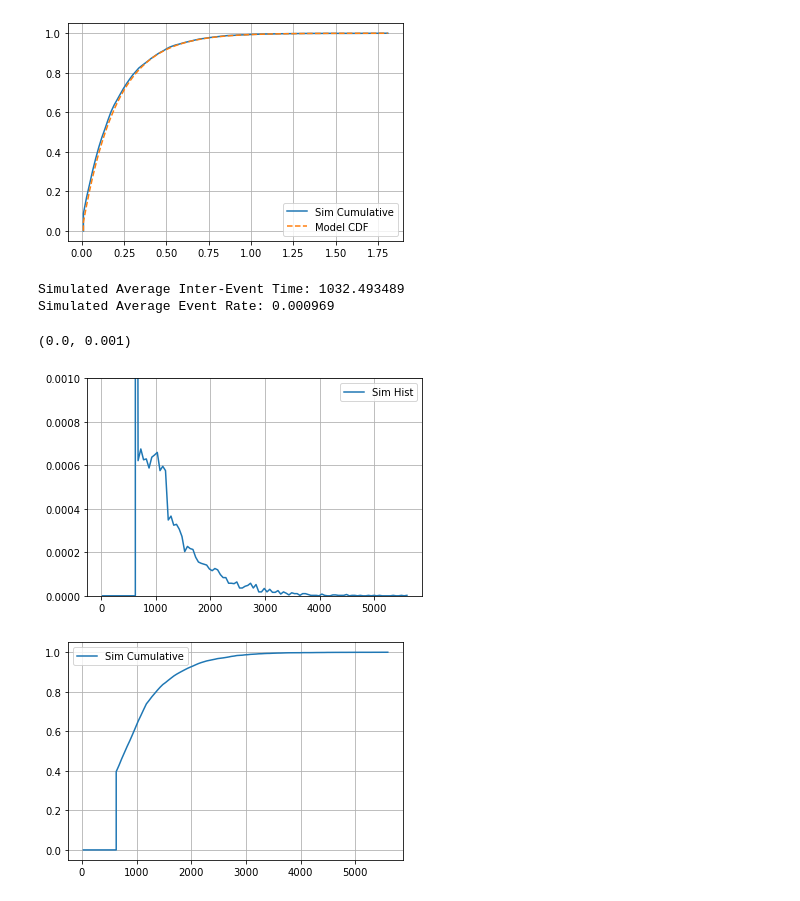
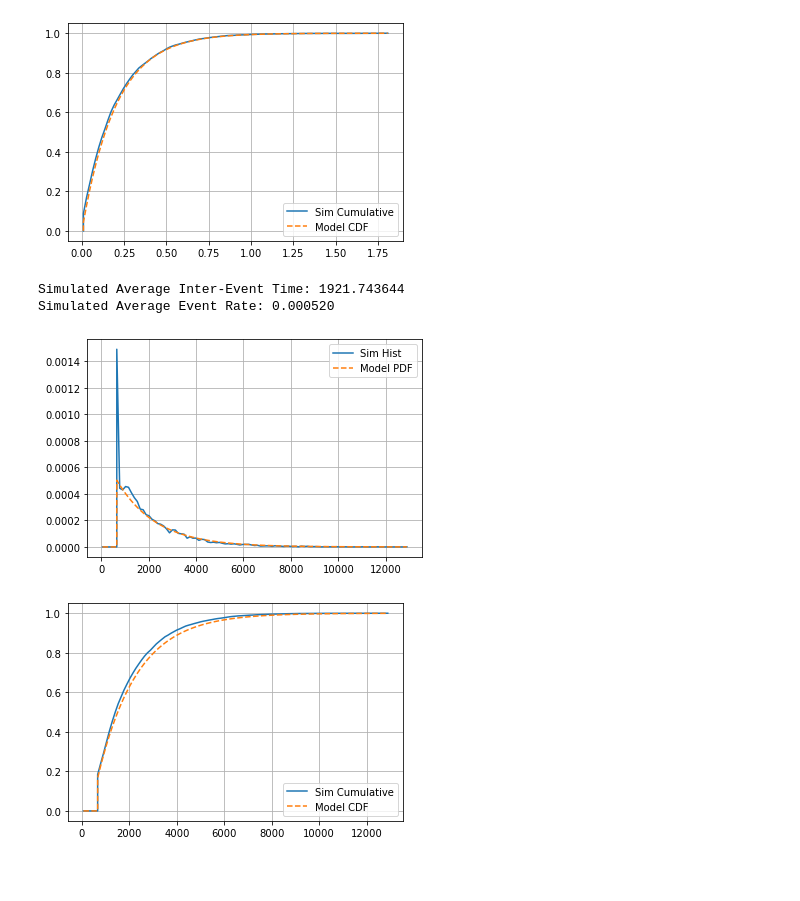
Before and after one commit to pacslab/simfaas, a Jupyter notebook: examples/01-Simulate-Termination-Process.ipynb, the cells around one changed output. Drawn from its saved outputs; the diff is of its cells as text; code cells hidden in the pictures; blank space fills up the shorter version.

Commit message:
added expiration process simulator model

```diff
--- a/examples/01-Simulate-Termination-Process.ipynb
+++ b/examples/01-Simulate-Termination-Process.ipynb
@@ -23,12 +23,14 @@ Simulated Average Event Rate: 5.001564
 [figure]
 [figure]
 # %%
+from scipy.stats import expon, poisson
+
 class ExTermProcess(SimProcess):
     def __init__(self, *args, **kwargs):
         super().__init__(*args, **kwargs)
 
-        self.has_pdf = False
-        self.has_cdf = False
+        self.has_pdf = True
+        self.has_cdf = True
 
         required_fields = ['arr_rate', 'exp_time', 'max_warm_time']
         for key in required_fields:
@@ -39,38 +41,65 @@ class ExTermProcess(SimProcess):
         self.exp_time = kwargs.get('exp_time')
         self.max_warm_time = kwargs.get('max_warm_time')
 
 
     def generate_trace(self):
         t_t, _ = self.generate_termination_trace()
         return t_t
 
     def generate_termination_trace(self):
         t_exp = self.exp_time
         max_sim_time = self.max_warm_time
         t = 0
         t_t = 0
         req_count = 0
         while t < max_sim_time:
             dt = np.random.exponential(1/self.arr_rate)
             # if termination will happen
             if dt > t_exp:
                 t_t = t + t_exp
                 break
             # Add one to the number of requests
             req_count += 1
             # update time since evaluation
             t += dt
             # update termination time (in case we surpass max_sim_time)
             t_t = t
         return t_t, req_count
 
-term_process = ExTermProcess(arr_rate=1/(10*60), exp_time=10*60, max_warm_time=24*60*60)
+    def pdf(self, t):
+        t_exp = self.exp_time
+        rps = self.arr_rate
+        prob_terminate = 1 - expon.cdf(t_exp, scale=1/rps)
+        # rate of a last request happening
+        last_req_rate = rps / ((1 / prob_terminate) - 1) * (1/(1 - prob_terminate))
+
+        if t == t_exp:
+            return prob_terminate + expon.pdf(t-t_exp, scale=1/last_req_rate)
+        return (1 - prob_terminate) * expon.pdf(t-t_exp, scale=1/last_req_rate)
+
+    def cdf(self, t):
+        t_exp = self.exp_time
+        rps = self.arr_rate
+        if t < t_exp:
+            return 0
+
+        prob_terminate = 1 - expon.cdf(t_exp, scale=1/rps)
+
+        # rate of a last request happening
+        last_req_rate = rps / ((1 / prob_terminate) - 1) * (1/(1 - prob_terminate))
+
+        # Since there is prob_terminate chance of being 1 (no requests ever made),
+        # if that doesn't happen, we can wait for an exponential last request in [0,t-t_exp].
+        return prob_terminate + (1 - prob_terminate) * expon.cdf(t-t_exp, scale=1/last_req_rate)
+
+term_process = ExTermProcess(arr_rate=1/(5*60), exp_time=10*60, max_warm_time=24*60*60)
 term_process.visualize(num_traces=10000, num_bins=100)
-plt.figure(1)
-plt.ylim((0, 0.001))
+
+# to modify ylim for one of the figures:
+# plt.figure(1)
+# plt.ylim((0, 0.001));
 # %% [output]
-Simulated Average Inter-Event Time: 1032.493489
-Simulated Average Event Rate: 0.000969
+Simulated Average Inter-Event Time: 1921.743644
+Simulated Average Event Rate: 0.000520
-(0.0, 0.001)
-[figure, old version]
+[figure, new version]
-[figure, old version]
+[figure, new version]
```
Also changed, not shown: 1 other file.
